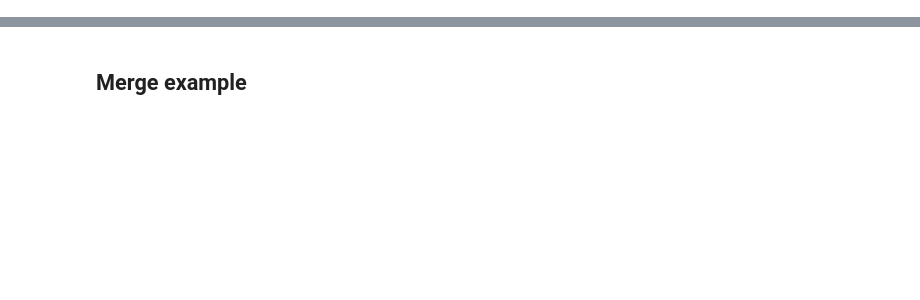
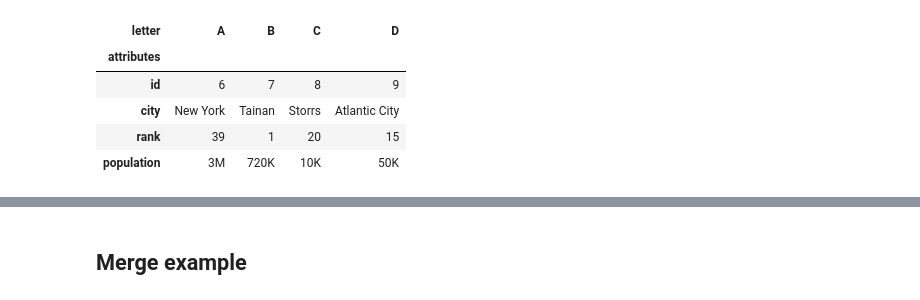
Before and after one commit to udothemath/000017_myIpynb_pythonPrac, a Jupyter notebook: 101617_someUsefulTips.ipynb, the cells around one changed output, grey strips where cells are left out. Cells and saved outputs as stored; diff of their text form; code cells hidden in the pictures; blank space fills up the shorter version.

```diff
--- a/101617_someUsefulTips.ipynb
+++ b/101617_someUsefulTips.ipynb
@@ -0,0 +34,9 @@
+# %%
+df_city_info_stack.unstack(0)
+# %% [output]
+| letter | A | B | C | D |
+| attributes |  |  |  |  |
+| id | 6 | 7 | 8 | 9 |
+| city | New York | Tainan | Storrs | Atlantic City |
+| rank | 39 | 1 | 20 | 15 |
+| population | 3M | 720K | 10K | 50K |
```
Also changed, not shown: parts of 22 cells of this notebook, 1 other file.
